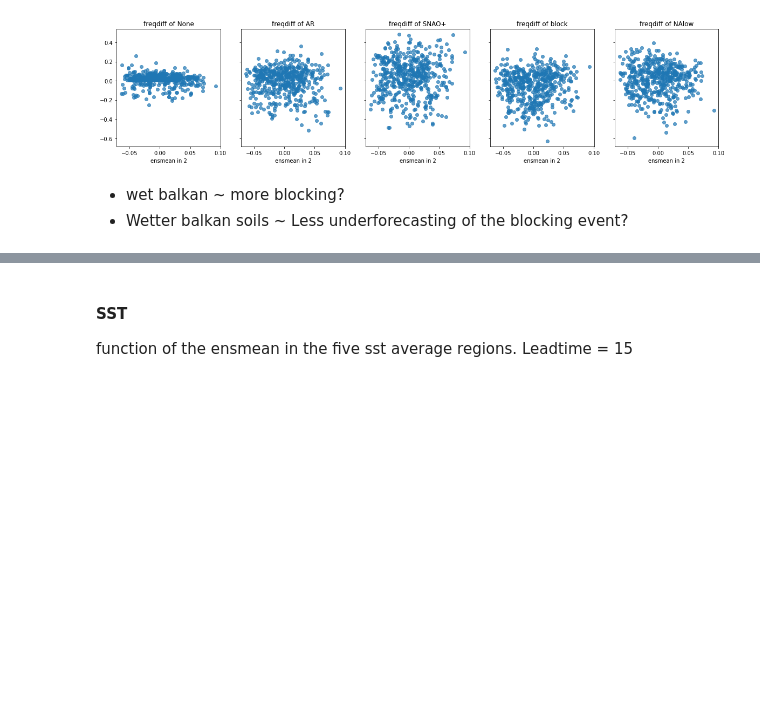
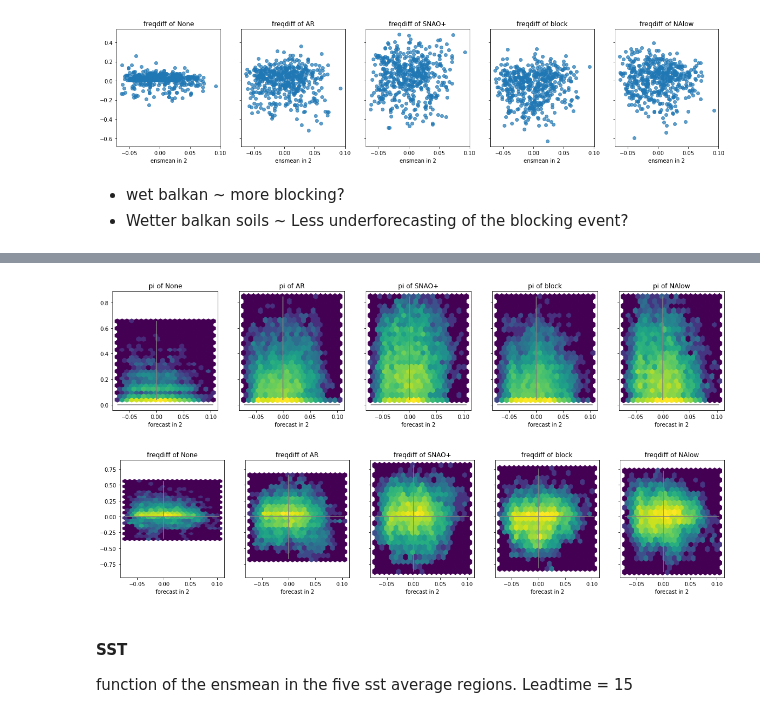
Before and after one commit to chiemvs/SubSeas, a Jupyter notebook: Intermediate_vars.ipynb, the cells around one changed output, grey strips where cells are left out. Drawn from its saved outputs; the diff is of its cells as text; code cells hidden in the pictures; blank space fills up the shorter version.

```diff
--- a/Intermediate_vars.ipynb
+++ b/Intermediate_vars.ipynb
@@ -612,3 +655,11 @@ plt.show()
+# %%
+conditional_plots(condframe, what = 'pi', onwhat = 'forecast', onclustid = 2, plottype='hexbin', plotkwds={'bins':'log'})
+plt.show()
+conditional_plots(condframe, what = 'freqdiff', onwhat = 'forecast', onclustid = 2, plottype = 'hexbin', plotkwds={'bins':'log'})
+plt.show()
+# %% [output]
+[figure, added]
+[figure, added]
 # %% [markdown]
 #### SST
 function of the ensmean in the five sst average regions. Leadtime = 15
```
Also changed, not shown: parts of 7 cells of this notebook, 1 other file.
